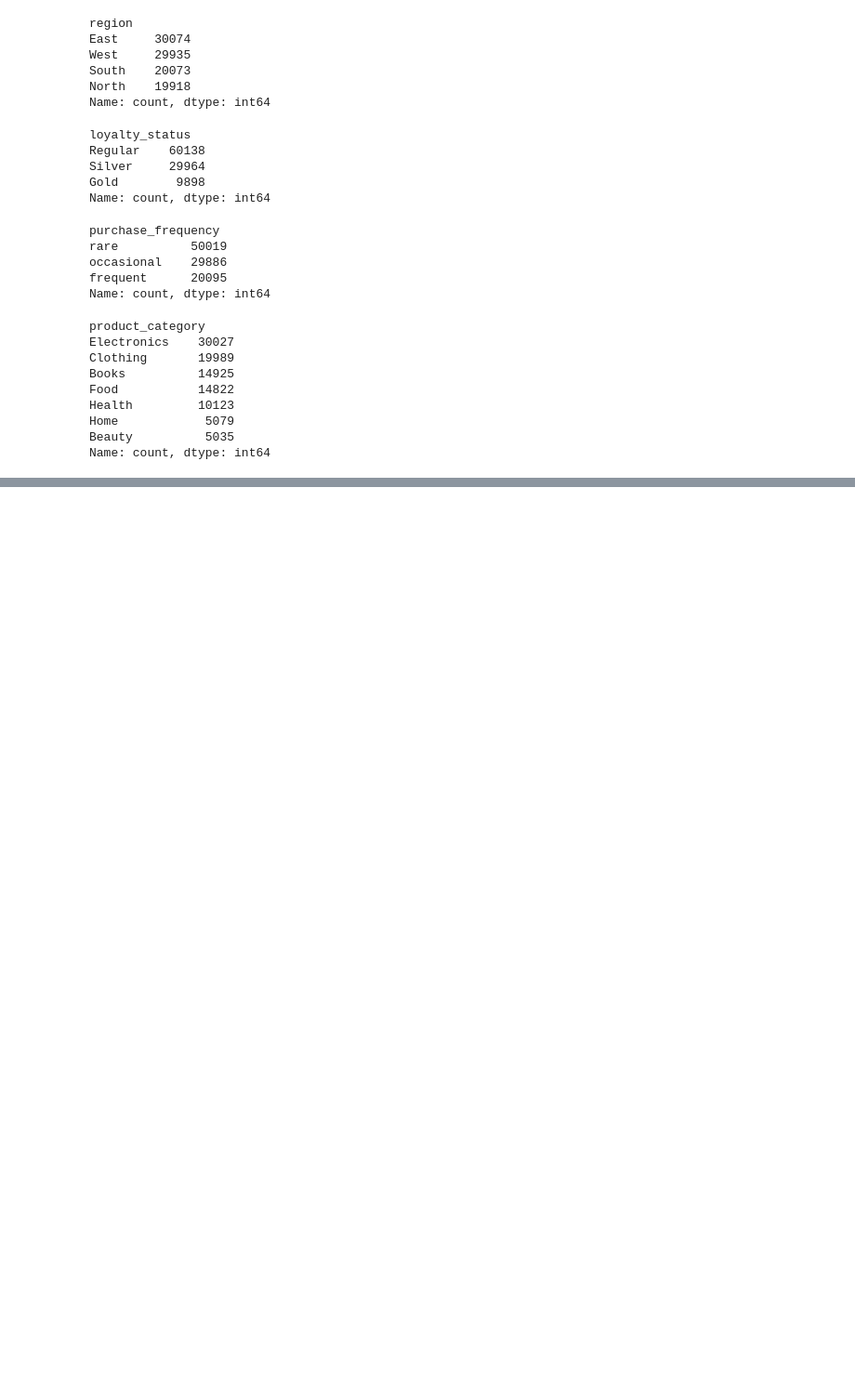
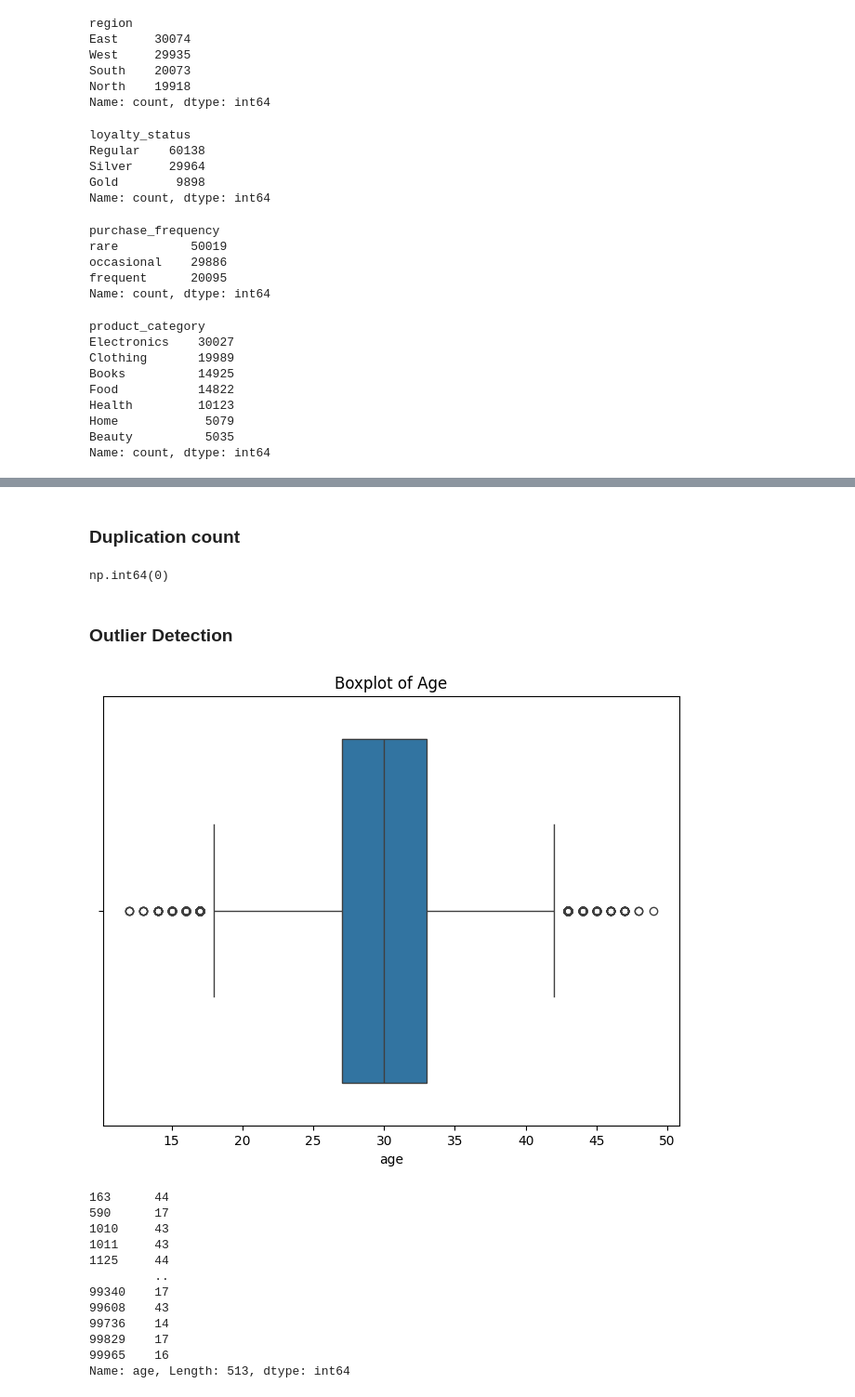
Before and after one commit to BlancJH/Customer-Purchase-Behaviour-Analysis, a Jupyter notebook: models/EDA.ipynb, the cells around one changed output, grey strips where cells are left out. Shown at 93% size. Drawn from its saved outputs; the diff is of its cells as text; code cells hidden in the pictures; blank space fills up the shorter version.

Commit message:
Check data quality

```diff
--- a/models/EDA.ipynb
+++ b/models/EDA.ipynb
@@ -127,0 +159,29 @@ Name: count, dtype: int64
+# %% [markdown]
+### Duplication count
+# %%
+df.duplicated().sum() # Check duplication and sum
+# %% [output]
+np.int64(0)
+# %% [markdown]
+### Outlier Detection
+# %%
+# Outlier from age column
+
+create_boxplot(df, 'age', title='Boxplot of Age')
+outliers = identify_outliers(df, 'age')
+
+print(outliers)
+# %% [output]
+[figure, added]
+163      44
+590      17
+1010     43
+1011     43
+1125     44
+         ..
+99340    17
+99608    43
+99736    14
+99829    17
+99965    16
+Name: age, Length: 513, dtype: int64
```
Also changed, not shown: parts of 9 cells of this notebook.
